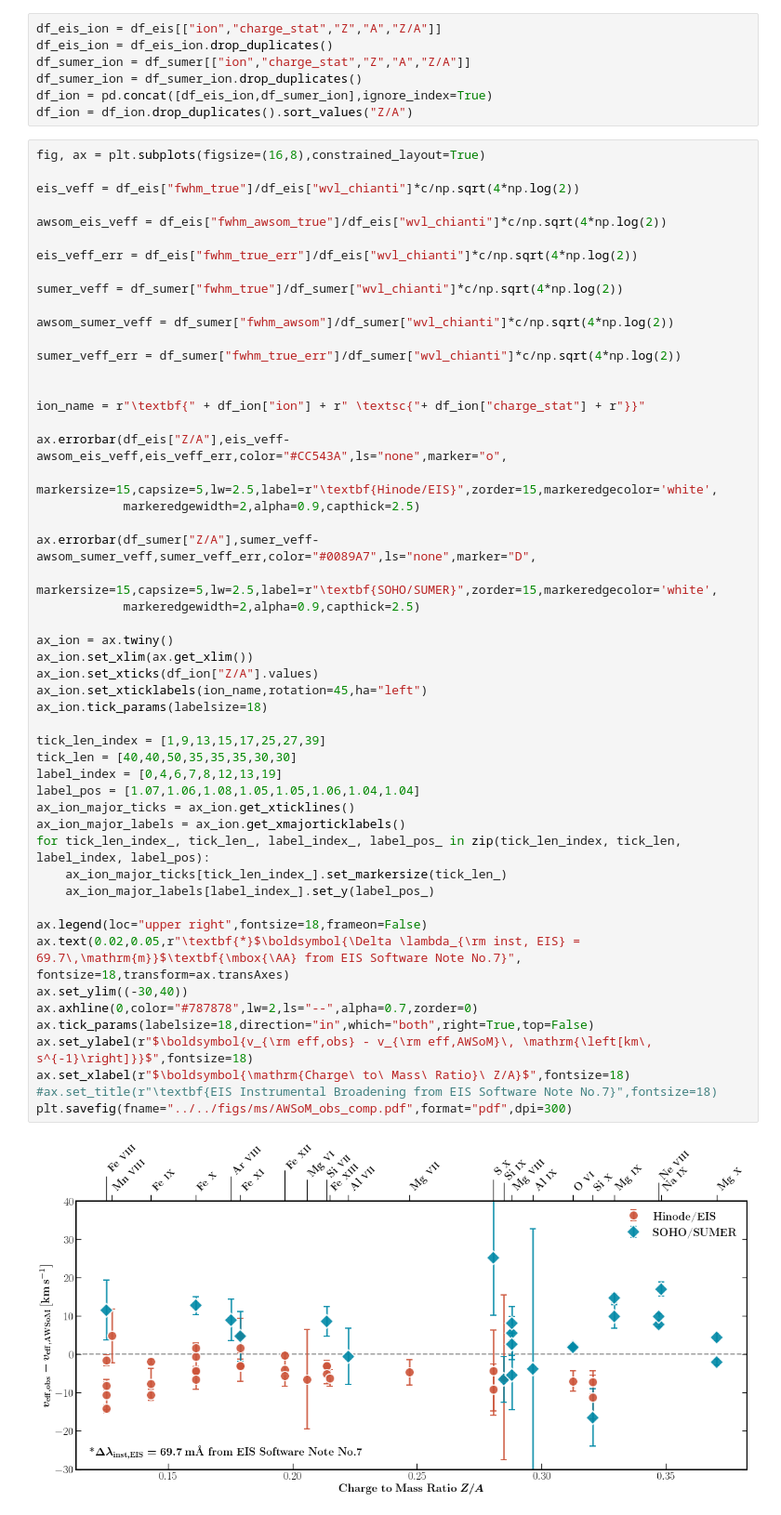
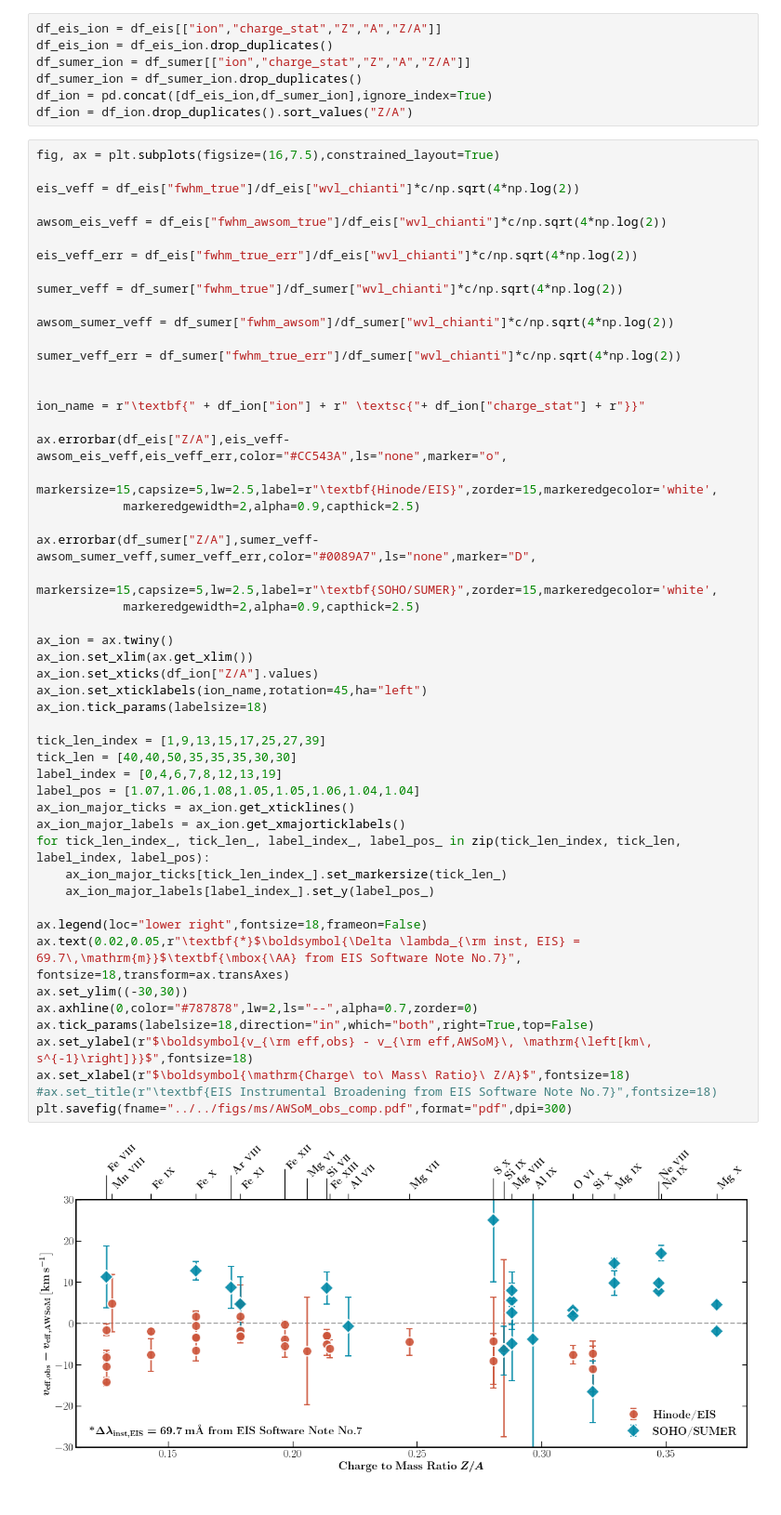
Before and after one commit to yjzhu-solar/EIS_SUMER_PCH_Ti, a Jupyter notebook: ipynb/sim_obs_comp/sim_obs_linewidth.ipynb, the cells around one changed output. Shown at 93% size. Saved outputs shown, nothing was run; the diff lists cells and outputs as text.

```diff
--- a/ipynb/sim_obs_comp/sim_obs_linewidth.ipynb
+++ b/ipynb/sim_obs_comp/sim_obs_linewidth.ipynb
@@ -88,7 +88,7 @@ df_sumer_ion = df_sumer_ion.drop_duplicates()
 df_ion = pd.concat([df_eis_ion,df_sumer_ion],ignore_index=True)
 df_ion = df_ion.drop_duplicates().sort_values("Z/A")
 # %%
-fig, ax = plt.subplots(figsize=(16,8),constrained_layout=True)
+fig, ax = plt.subplots(figsize=(16,7.5),constrained_layout=True)
 
 eis_veff = df_eis["fwhm_true"]/df_eis["wvl_chianti"]*c/np.sqrt(4*np.log(2))
 
@@ -111,34 +111,34 @@ ax.errorbar(df_eis["Z/A"],eis_veff-awsom_eis_veff,eis_veff_err,color="#CC543A",l
 
 ax.errorbar(df_sumer["Z/A"],sumer_veff-awsom_sumer_veff,sumer_veff_err,color="#0089A7",ls="none",marker="D",
             markersize=15,capsize=5,lw=2.5,label=r"\textbf{SOHO/SUMER}",zorder=15,markeredgecolor='white',
             markeredgewidth=2,alpha=0.9,capthick=2.5)
 
 ax_ion = ax.twiny()
 ax_ion.set_xlim(ax.get_xlim())
 ax_ion.set_xticks(df_ion["Z/A"].values)
 ax_ion.set_xticklabels(ion_name,rotation=45,ha="left")
 ax_ion.tick_params(labelsize=18)
 
 tick_len_index = [1,9,13,15,17,25,27,39]
 tick_len = [40,40,50,35,35,35,30,30]
 label_index = [0,4,6,7,8,12,13,19]
 label_pos = [1.07,1.06,1.08,1.05,1.05,1.06,1.04,1.04]
 ax_ion_major_ticks = ax_ion.get_xticklines()
 ax_ion_major_labels = ax_ion.get_xmajorticklabels()
 for tick_len_index_, tick_len_, label_index_, label_pos_ in zip(tick_len_index, tick_len, label_index, label_pos):
     ax_ion_major_ticks[tick_len_index_].set_markersize(tick_len_)
     ax_ion_major_labels[label_index_].set_y(label_pos_)
 
-ax.legend(loc="upper right",fontsize=18,frameon=False)
+ax.legend(loc="lower right",fontsize=18,frameon=False)
 ax.text(0.02,0.05,r"\textbf{*}$\boldsymbol{\Delta \lambda_{\rm inst, EIS} = 69.7\,\mathrm{m}}$\textbf{\mbox{\AA} from EIS Software Note No.7}",
 fontsize=18,transform=ax.transAxes)
-ax.set_ylim((-30,40))
+ax.set_ylim((-30,30))
 ax.axhline(0,color="#787878",lw=2,ls="--",alpha=0.7,zorder=0)
 ax.tick_params(labelsize=18,direction="in",which="both",right=True,top=False)
 ax.set_ylabel(r"$\boldsymbol{v_{\rm eff,obs} - v_{\rm eff,AWSoM}\, \mathrm{\left[km\, s^{-1}\right]}}$",fontsize=18)
 ax.set_xlabel(r"$\boldsymbol{\mathrm{Charge\ to\ Mass\ Ratio}\ Z/A}$",fontsize=18)
 #ax.set_title(r"\textbf{EIS Instrumental Broadening from EIS Software Note No.7}",fontsize=18)
 plt.savefig(fname="../../figs/ms/AWSoM_obs_comp.pdf",format="pdf",dpi=300)
 # %% [output]
-[figure, old version]
+[figure, new version]
 # %%
```
Also changed, not shown: parts of 3 cells of this notebook, 6 other files.
